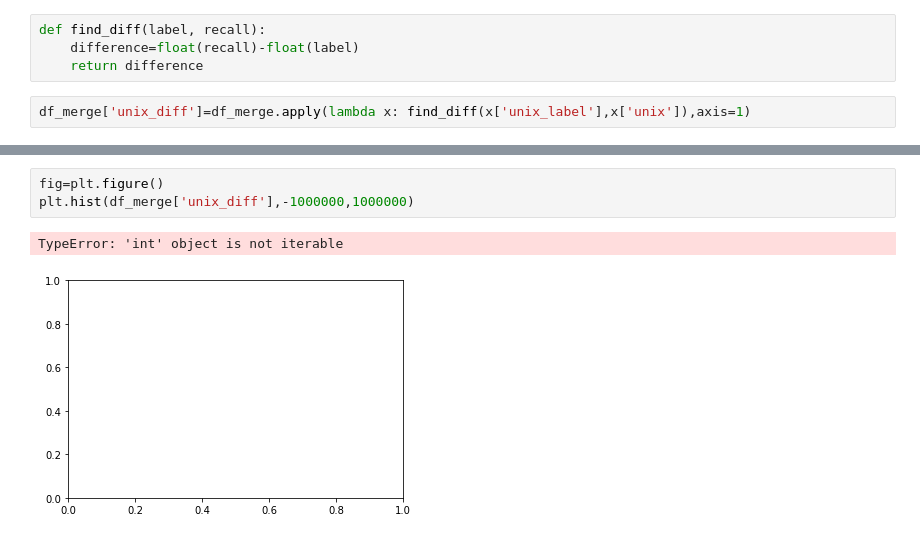
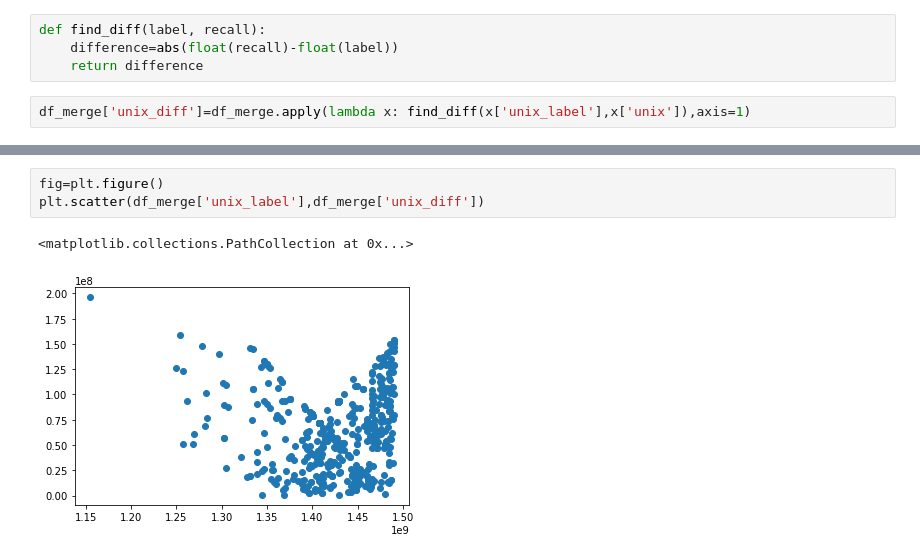
Before and after one commit to ariburian/Capstone_FDA_Recalls, a Jupyter notebook: capstone_project/datasets/labels_w_recalls.ipynb, the cells around one changed output, grey strips where cells are left out. Drawn from its saved outputs; the diff is of its cells as text.

Commit message:
added histogram and finished eda

```diff
--- a/capstone_project/datasets/labels_w_recalls.ipynb
+++ b/capstone_project/datasets/labels_w_recalls.ipynb
@@ -302,7 +300,7 @@ df_merge['unix_label'].head()
 Name: unix_label, dtype: float64
 # %%
 def find_diff(label, recall):
-    difference=float(recall)-float(label)
+    difference=abs(float(recall)-float(label))
     return difference
 # %%
 df_merge['unix_diff']=df_merge.apply(lambda x: find_diff(x['unix_label'],x['unix']),axis=1)
@@ -309,6 +322,6 @@ df_merge['unix_diff']=df_merge.apply(lambda x: find_diff(x['unix_label'],x['unix
 # %%
 fig=plt.figure()
-plt.hist(df_merge['unix_diff'],-1000000,1000000)
+plt.scatter(df_merge['unix_label'],df_merge['unix_diff'])
 # %% [output]
-TypeError: 'int' object is not iterable
+<matplotlib.collections.PathCollection at 0x...>
-[figure, old version]
+[figure, new version]
```
Also changed, not shown: parts of 13 cells of this notebook, 2 other files.
